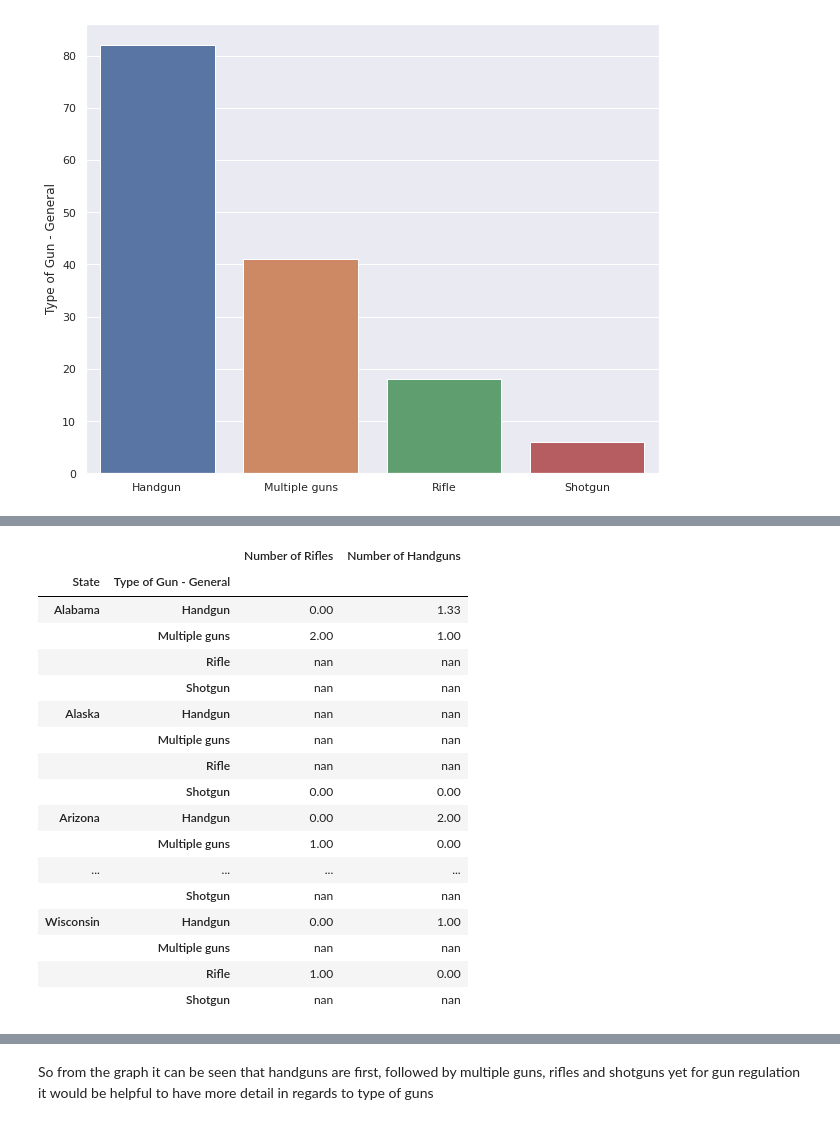
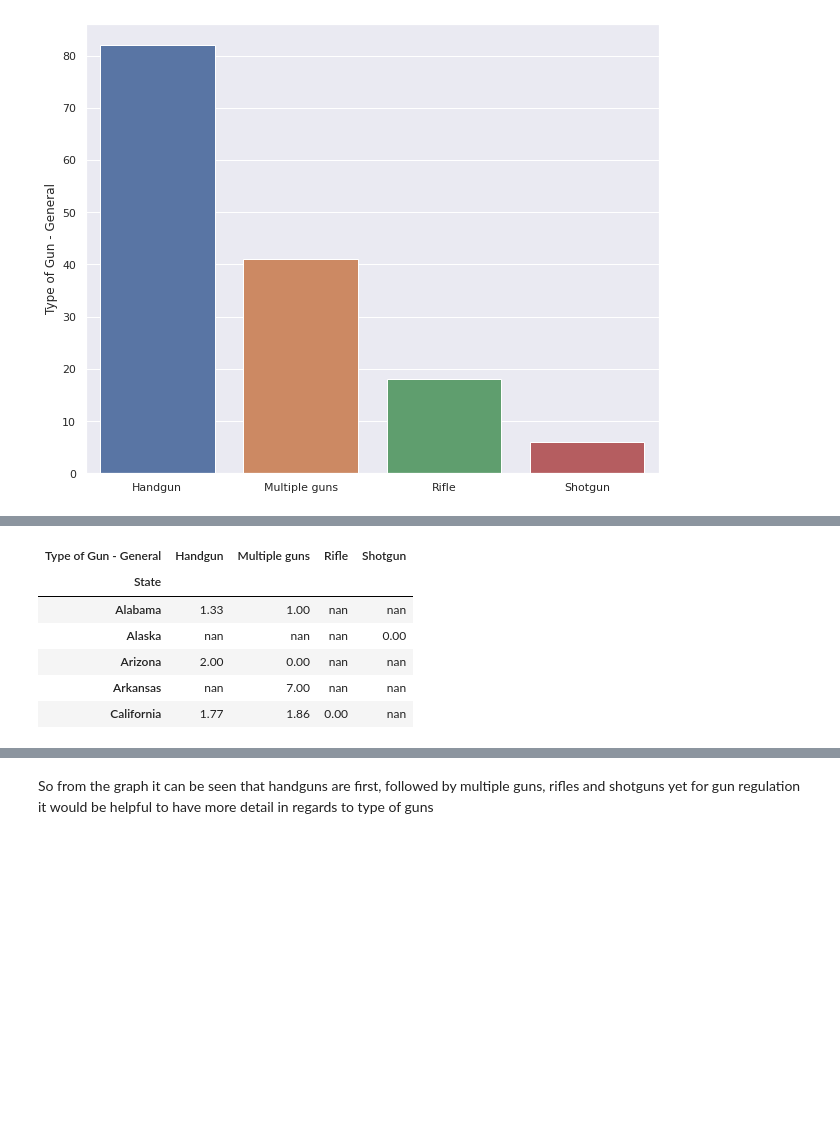
Before and after one commit to freedom-780/FBI-Firearm-Background-Check, a Jupyter notebook: Firearm_Background_Check.ipynb, the cells around one changed output, grey strips where cells are left out. Drawn from its saved outputs; the diff is of its cells as text; code cells hidden in the pictures; blank space fills up the shorter version.

```diff
--- a/Firearm_Background_Check.ipynb
+++ b/Firearm_Background_Check.ipynb
@@ -596,24 +581,13 @@ dtypes: category(2), datetime64[ns](1), float64(6), object(2)
 memory usage: 13.5+ KB
 # %%
 mass_shootings.groupby(['State','Type of Gun - General']) \
-['Number of Rifles','Number of Handguns'].agg('mean')
+['Number of Handguns'].agg('mean').unstack('Type of Gun - General').head()
 # %% [output]
-|  |  | Number of Rifles | Number of Handguns |
-| State | Type of Gun - General |  |  |
-| Alabama | Handgun | 0.00 | 1.33 |
-|  | Multiple guns | 2.00 | 1.00 |
-|  | Rifle | nan | nan |
-|  | Shotgun | nan | nan |
-| Alaska | Handgun | nan | nan |
-|  | Multiple guns | nan | nan |
-|  | Rifle | nan | nan |
-|  | Shotgun | 0.00 | 0.00 |
-| Arizona | Handgun | 0.00 | 2.00 |
-|  | Multiple guns | 1.00 | 0.00 |
-| ... | ... | ... | ... |
-|  | Shotgun | nan | nan |
-| Wisconsin | Handgun | 0.00 | 1.00 |
-|  | Multiple guns | nan | nan |
-|  | Rifle | 1.00 | 0.00 |
-|  | Shotgun | nan | nan |
+| Type of Gun - General | Handgun | Multiple guns | Rifle | Shotgun |
+| State |  |  |  |  |
+| Alabama | 1.33 | 1.00 | nan | nan |
+| Alaska | nan | nan | nan | 0.00 |
+| Arizona | 2.00 | 0.00 | nan | nan |
+| Arkansas | nan | 7.00 | nan | nan |
+| California | 1.77 | 1.86 | 0.00 | nan |
 # %%
```
Also changed, not shown: parts of 2 cells of this notebook.
